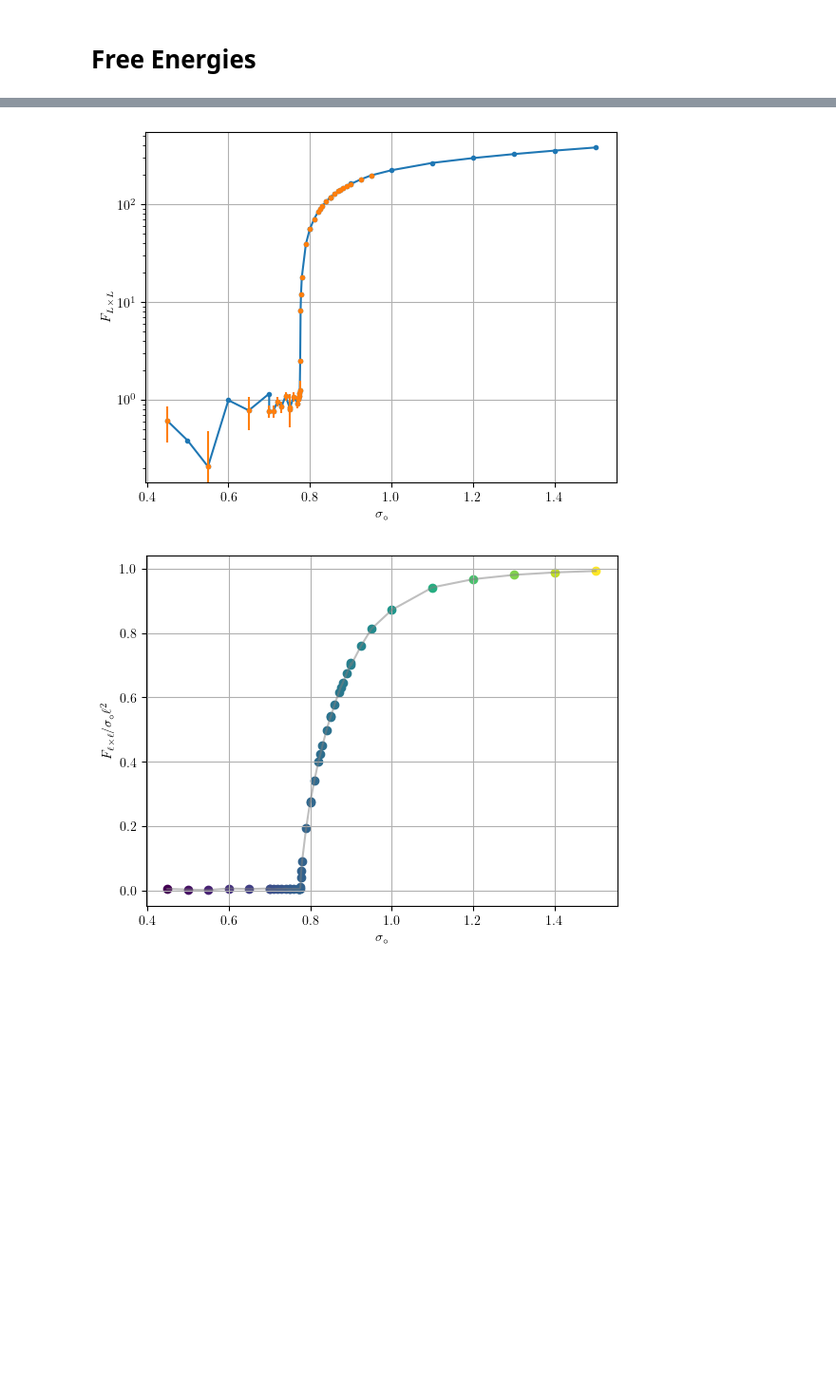
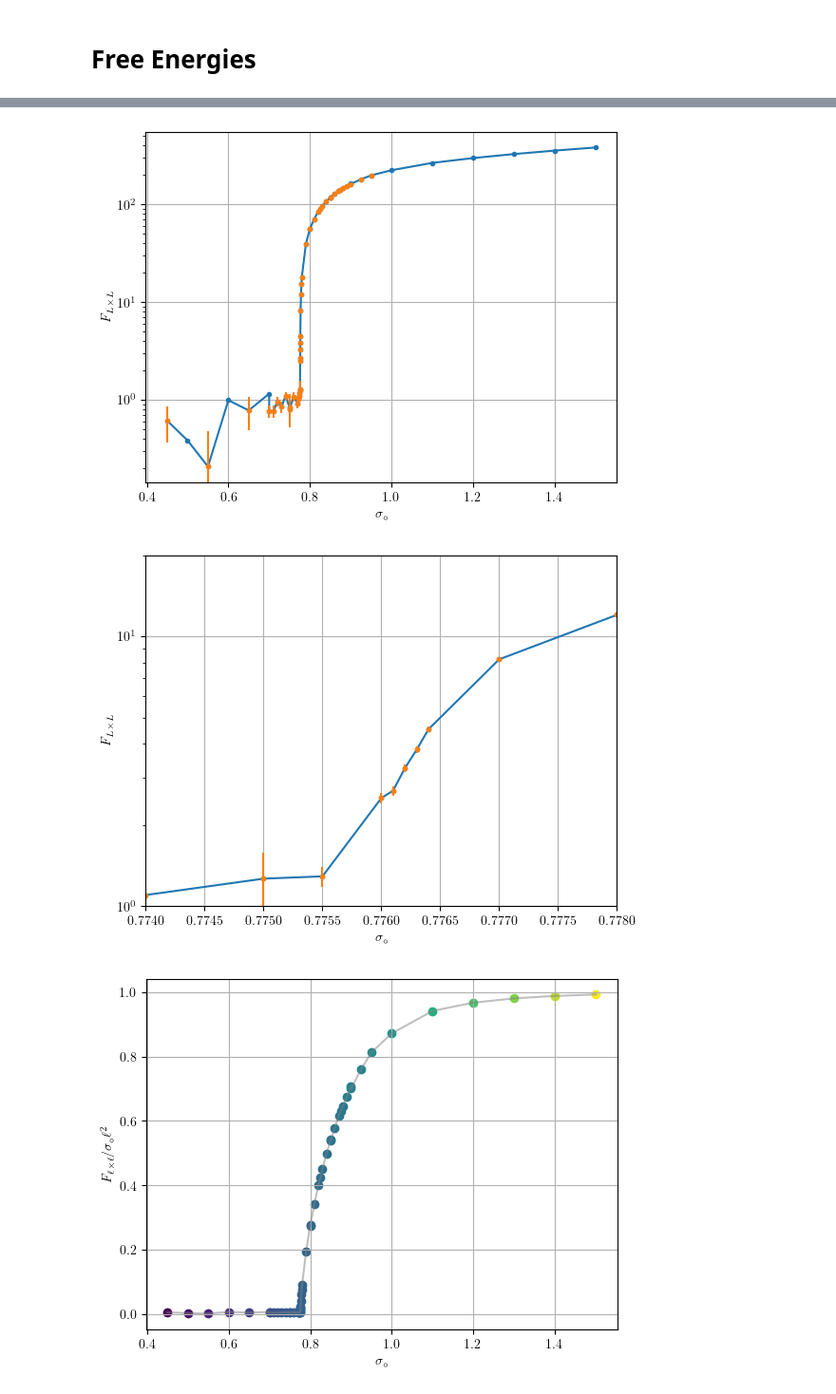
Before and after one commit to Renmusxd/GaugeTheoryRunner, a Jupyter notebook: jupyter/PlotMarkovLoopProbs.ipynb, the cells around one changed output, grey strips where cells are left out. Shown at 95% size. Drawn from its saved outputs; the diff is of its cells as text; code cells hidden in the pictures; blank space fills up the shorter version.

```diff
--- a/jupyter/PlotMarkovLoopProbs.ipynb
+++ b/jupyter/PlotMarkovLoopProbs.ipynb
@@ -220,20 +220,37 @@ pyplot.show()
 # %%
 all_dat = []
 for d in sorted(data[L], key=lambda d: d["k"][()]):
     k = d["k"][()]
     lf = d["free_energy"][L*L]
     all_dat.append((k,lf))
 pyplot.plot(*zip(*all_dat), '.-')
 
 pyplot.errorbar(ks, last_fe, yerr=last_fe_std, fmt='.')
 
 pyplot.yscale('log')
 pyplot.ylabel(r"$F_{L \times L}$")
 pyplot.xlabel(r"$\sigma_\circ$")
 pyplot.grid()
 pyplot.show()
+
+all_dat = []
+for d in sorted(data[L], key=lambda d: d["k"][()]):
+    k = d["k"][()]
+    lf = d["free_energy"][L*L]
+    all_dat.append((k,lf))
+pyplot.plot(*zip(*all_dat), '.-')
+
+pyplot.errorbar(ks, last_fe, yerr=last_fe_std, fmt='.')
+pyplot.yscale('log')
+pyplot.ylabel(r"$F_{L \times L}$")
+pyplot.xlabel(r"$\sigma_\circ$")
+pyplot.xlim((0.774, 0.778))
+pyplot.ylim((1, 20))
+pyplot.grid()
+pyplot.show()
 # %% [output]
-[figure, old version]
+[figure, new version]
+[figure, added]
 # %%
 all_dat = []
 for d in sorted(data[L], key=lambda d: d["k"][()]):
```
Also changed, not shown: parts of 12 cells of this notebook, 12 other files.
